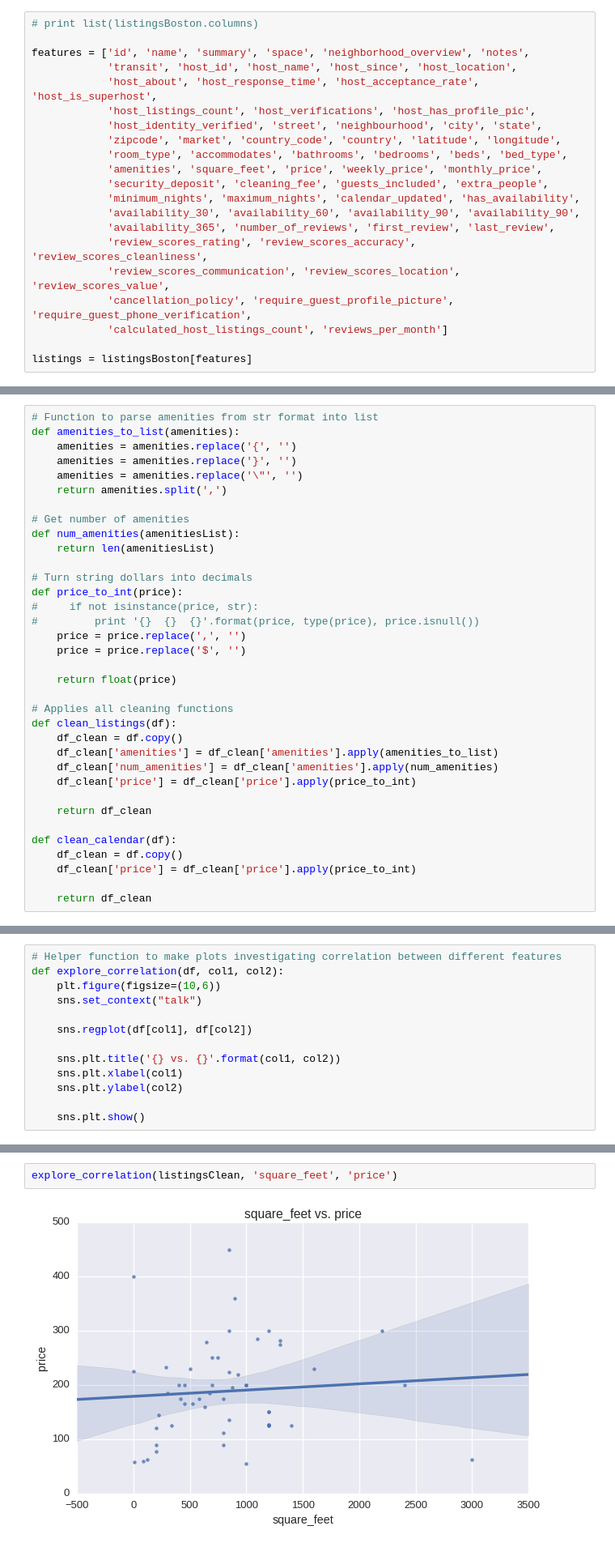
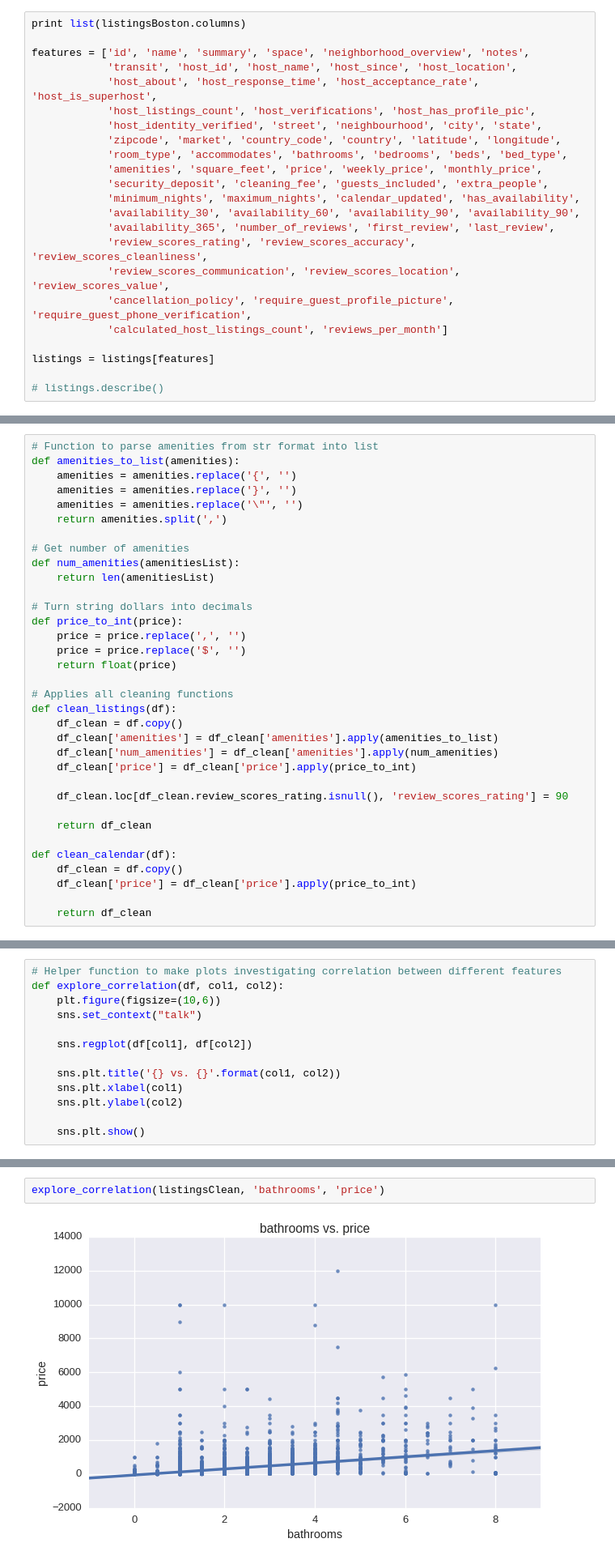
Before and after one commit to flymperopoulos/DataScience16CTW, a Jupyter notebook: Patrick_Exploration.ipynb, the cells around one changed output, grey strips where cells are left out. Shown at 81% size. Saved outputs shown, nothing was run; the diff lists cells and outputs as text.

```diff
--- a/Patrick_Exploration.ipynb
+++ b/Patrick_Exploration.ipynb
@@ -98,7 +89,7 @@ calendarBoston = calendarBoston[calendarBoston.available == 't']
 # %% [markdown]
 There are tons of features in this dataset - some of them seem like they might be useful, others not as much. To begin with, I'll create a list of the feature names that I intuitively think might be useful/interesting to explore.
 # %%
-# print list(listingsBoston.columns)
+print list(listingsBoston.columns)
 
 features = ['id', 'name', 'summary', 'space', 'neighborhood_overview', 'notes',
             'transit', 'host_id', 'host_name', 'host_since', 'host_location',
@@ -117,4 +108,6 @@ features = ['id', 'name', 'summary', 'space', 'neighborhood_overview', 'notes',
             'cancellation_policy', 'require_guest_profile_picture', 'require_guest_phone_verification',
             'calculated_host_listings_count', 'reviews_per_month']
 
-listings = listingsBoston[features]
+listings = listings[features]
+
+# listings.describe()
@@ -135,11 +130,8 @@ def num_amenities(amenitiesList):
 
 # Turn string dollars into decimals
 def price_to_int(price):
-#     if not isinstance(price, str):
-#         print '{}  {}  {}'.format(price, type(price), price.isnull())
     price = price.replace(',', '')
     price = price.replace('$', '')
-
     return float(price)
 
 # Applies all cleaning functions
@@ -149,6 +141,8 @@ def clean_listings(df):
     df_clean['num_amenities'] = df_clean['amenities'].apply(num_amenities)
     df_clean['price'] = df_clean['price'].apply(price_to_int)
 
+    df_clean.loc[df_clean.review_scores_rating.isnull(), 'review_scores_rating'] = 90
+
     return df_clean
 
 def clean_calendar(df):
@@ -243,4 +278,4 @@ explore_correlation(listingsClean, 'reviews_per_month', 'price')
 # %%
-explore_correlation(listingsClean, 'square_feet', 'price')
+explore_correlation(listingsClean, 'bathrooms', 'price')
 # %% [output]
-[figure, old version]
+[figure, new version]
```
Also changed, not shown: parts of 15 cells of this notebook, 1 other file.
